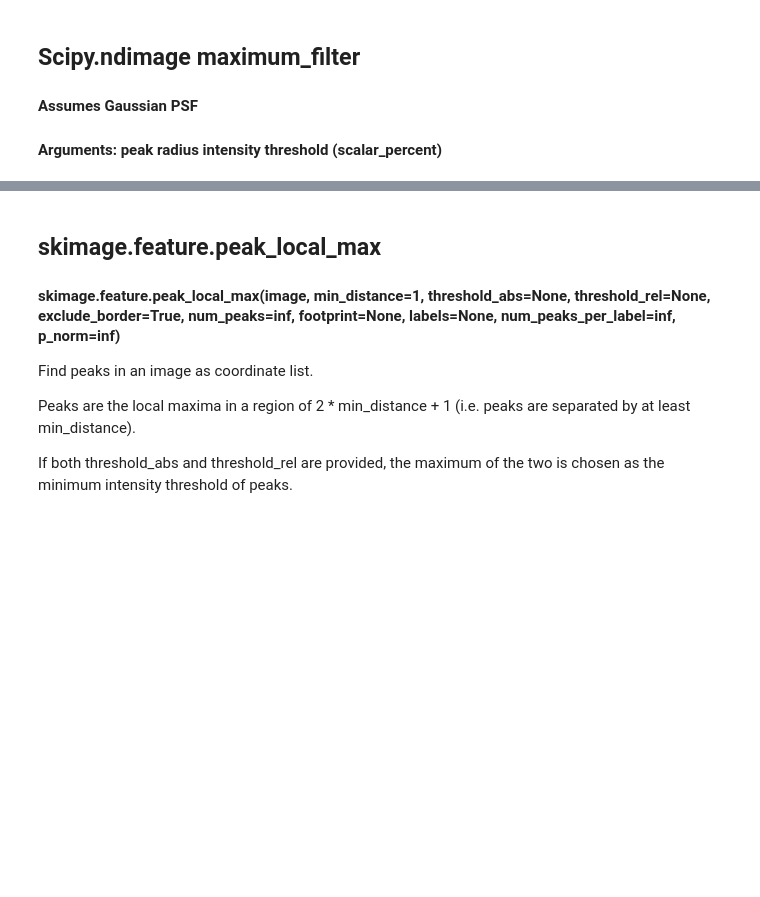
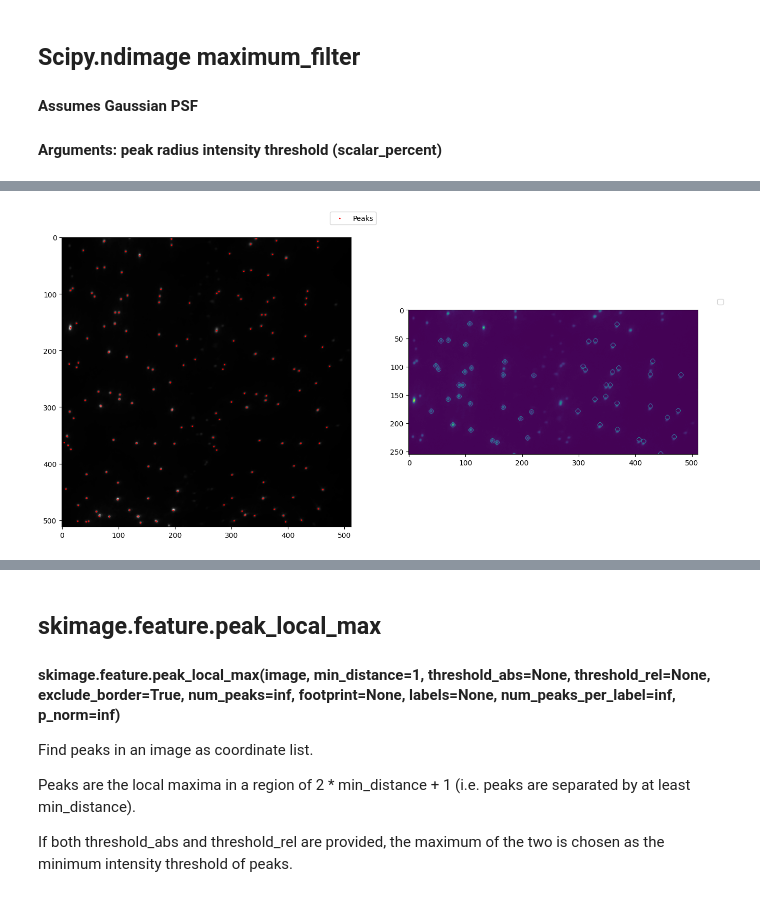
Before and after one commit to ljhason/smImaging-Exploration, a Jupyter notebook: img_avg_map/img_avg.ipynb, the cells around one changed output, grey strips where cells are left out. Drawn from its saved outputs; the diff is of its cells as text; code cells hidden in the pictures; blank space fills up the shorter version.

```diff
--- a/img_avg_map/img_avg.ipynb
+++ b/img_avg_map/img_avg.ipynb
@@ -114,0 +186,5 @@ plt.show()
+# %%
+peaks_coords_IDL = find_peaks_scipy_IDL(image_path)
+print(f"First 10 peak coordinates:\n {peaks_coords_IDL[:10]}")
+print(f"Peaks data type: {type(peaks_coords_IDL)}")
+print(f"Number of peaks: {len(peaks_coords_IDL)}")
@@ -114,0 +205,15 @@ plt.show()
+# %%
+#Image on dropbox
+#My image path
+f, axes = plt.subplots(1, 2, figsize=(16, 16))
+
+axes[0].imshow(image, cmap="gray")
+axes[0].scatter(peaks_coords_IDL[:, 1], peaks_coords_IDL[:, 0], s=1, facecolors='none', edgecolors='r', label='Peaks')
+axes[0].legend(loc='upper right', bbox_to_anchor=(1.1, 1.1))
+
+#display ../pma files/hel1_ave_LF_Circ.tif next to plt.imshow(image) side by side
+axes[1].imshow(hel1_ave_image)
+axes[1].legend(loc='upper right', bbox_to_anchor=(1.1, 1.1))
+plt.show()
+# %% [output]
+[figure, added]
```
Also changed, not shown: parts of 14 cells of this notebook, 5 other files.
